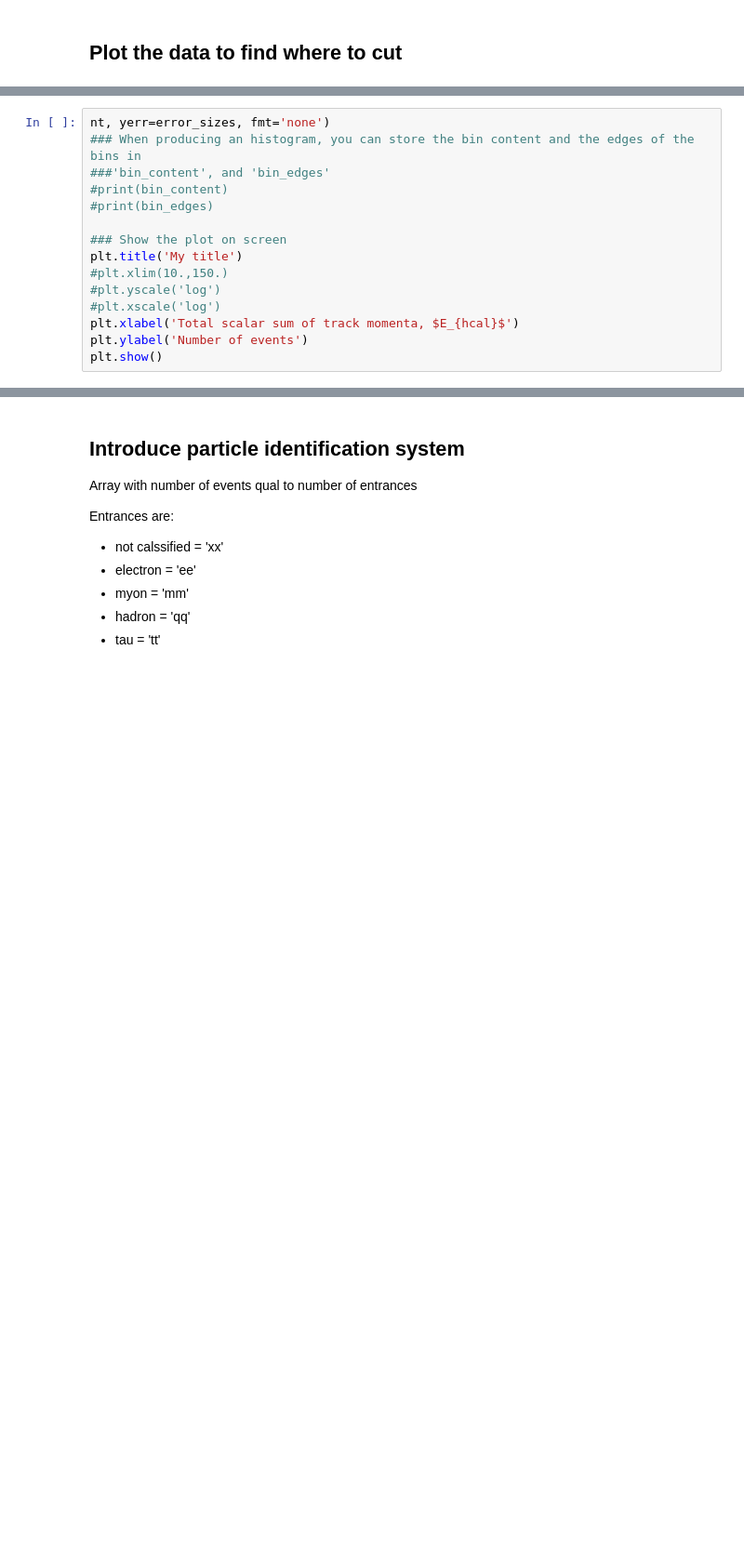
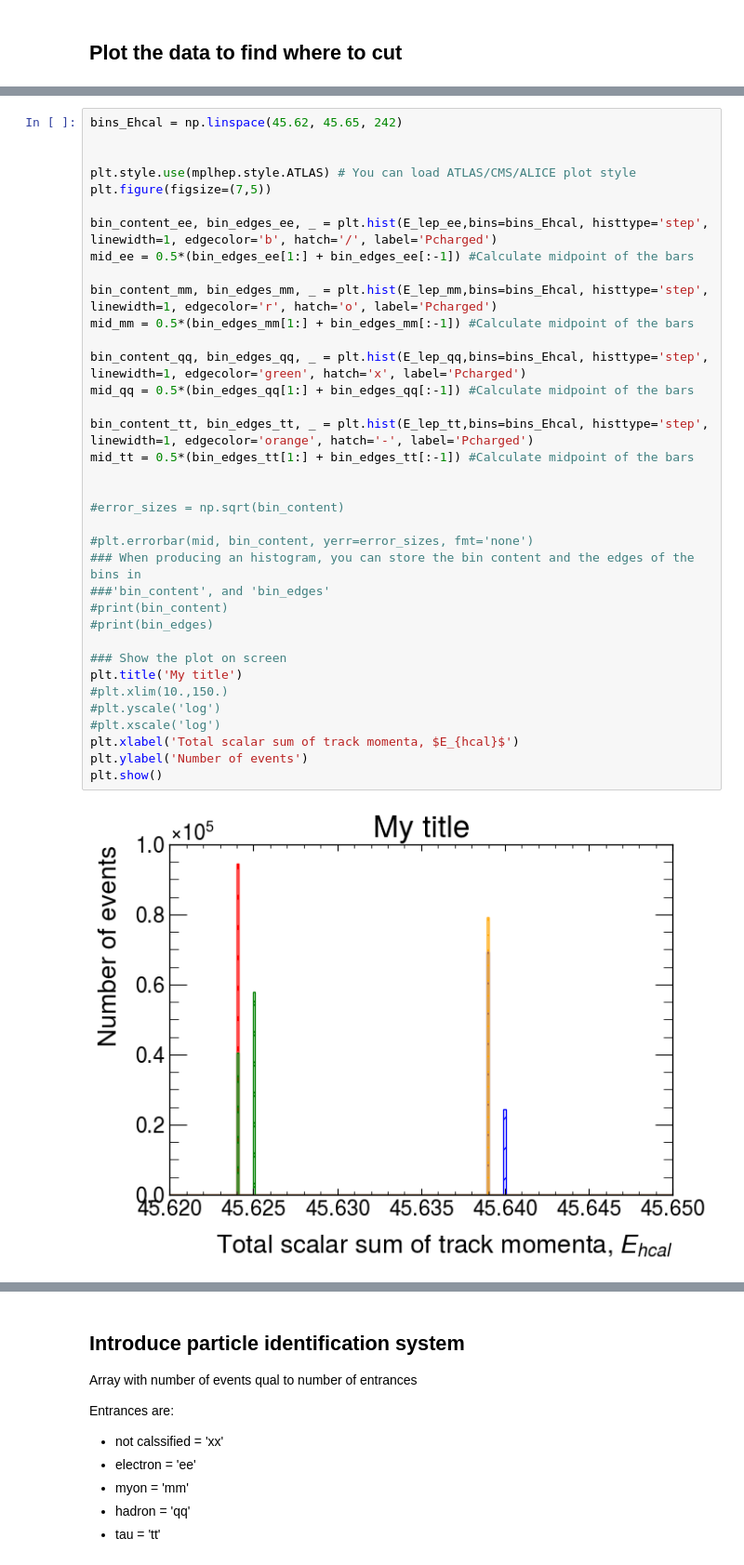
Before and after one commit to josepretel/z0-precisionmeasurement, a Jupyter notebook: z0_analysis.ipynb, the cells around one changed output, grey strips where cells are left out. Shown at 93% size. Saved outputs shown, nothing was run; the diff lists cells and outputs as text; blank space fills up the shorter version.

```diff
--- a/z0_analysis.ipynb
+++ b/z0_analysis.ipynb
@@ -368,18 +398,41 @@ plt.show()
 # %%
-nt, yerr=error_sizes, fmt='none')
+bins_Ehcal = np.linspace(45.62, 45.65, 242)
+
+
+plt.style.use(mplhep.style.ATLAS) # You can load ATLAS/CMS/ALICE plot style
+plt.figure(figsize=(7,5))
+
+bin_content_ee, bin_edges_ee, _ = plt.hist(E_lep_ee,bins=bins_Ehcal, histtype='step',  linewidth=1, edgecolor='b', hatch='/', label='Pcharged')
+mid_ee = 0.5*(bin_edges_ee[1:] + bin_edges_ee[:-1]) #Calculate midpoint of the bars
+
+bin_content_mm, bin_edges_mm, _ = plt.hist(E_lep_mm,bins=bins_Ehcal, histtype='step',  linewidth=1, edgecolor='r', hatch='o', label='Pcharged')
+mid_mm = 0.5*(bin_edges_mm[1:] + bin_edges_mm[:-1]) #Calculate midpoint of the bars
+
+bin_content_qq, bin_edges_qq, _ = plt.hist(E_lep_qq,bins=bins_Ehcal, histtype='step',  linewidth=1, edgecolor='green', hatch='x', label='Pcharged')
+mid_qq = 0.5*(bin_edges_qq[1:] + bin_edges_qq[:-1]) #Calculate midpoint of the bars
+
+bin_content_tt, bin_edges_tt, _ = plt.hist(E_lep_tt,bins=bins_Ehcal, histtype='step',  linewidth=1, edgecolor='orange', hatch='-', label='Pcharged')
+mid_tt = 0.5*(bin_edges_tt[1:] + bin_edges_tt[:-1]) #Calculate midpoint of the bars
+
+
+#error_sizes = np.sqrt(bin_content)
+
+#plt.errorbar(mid, bin_content, yerr=error_sizes, fmt='none')
 ### When producing an histogram, you can store the bin content and the edges of the bins in
 ###'bin_content', and 'bin_edges'
 #print(bin_content)
 #print(bin_edges)
 
 ### Show the plot on screen
 plt.title('My title')
 #plt.xlim(10.,150.)
 #plt.yscale('log')
 #plt.xscale('log')
 plt.xlabel('Total scalar sum of track momenta, $E_{hcal}$')
 plt.ylabel('Number of events')
 plt.show()
+# %% [output]
+[figure, added]
 # %%
 
 ee_mask_ee = E_ecal_ee >= 77
```
Also changed, not shown: parts of 18 cells of this notebook.
